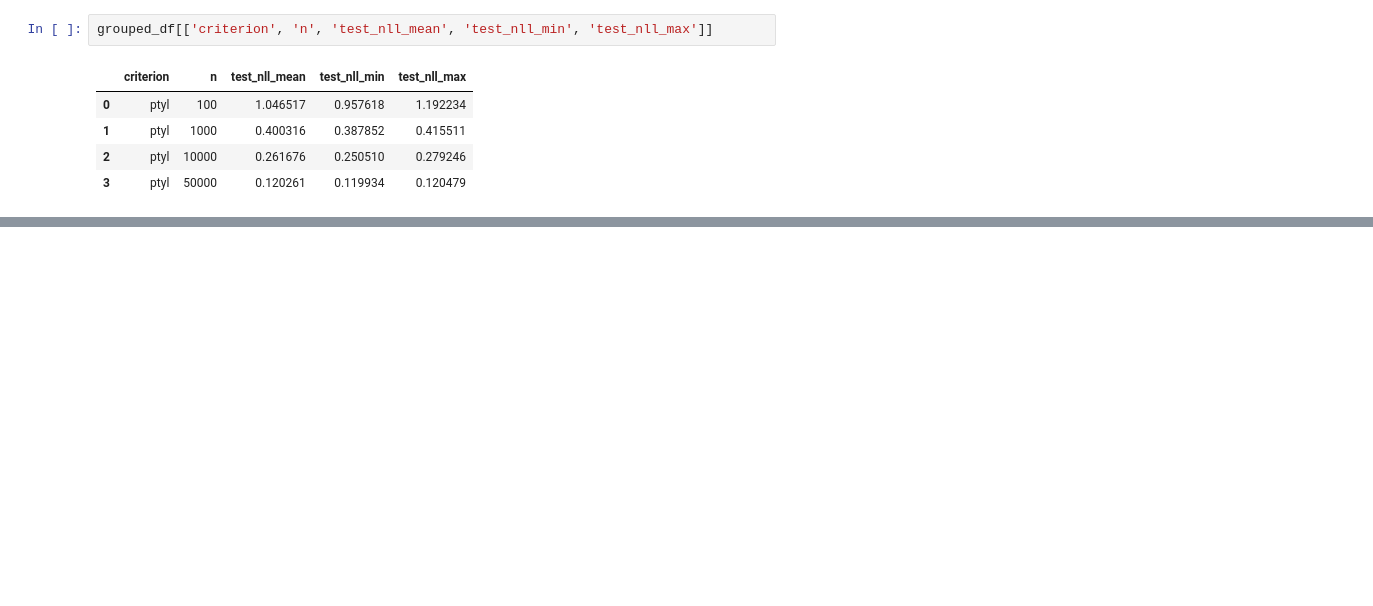
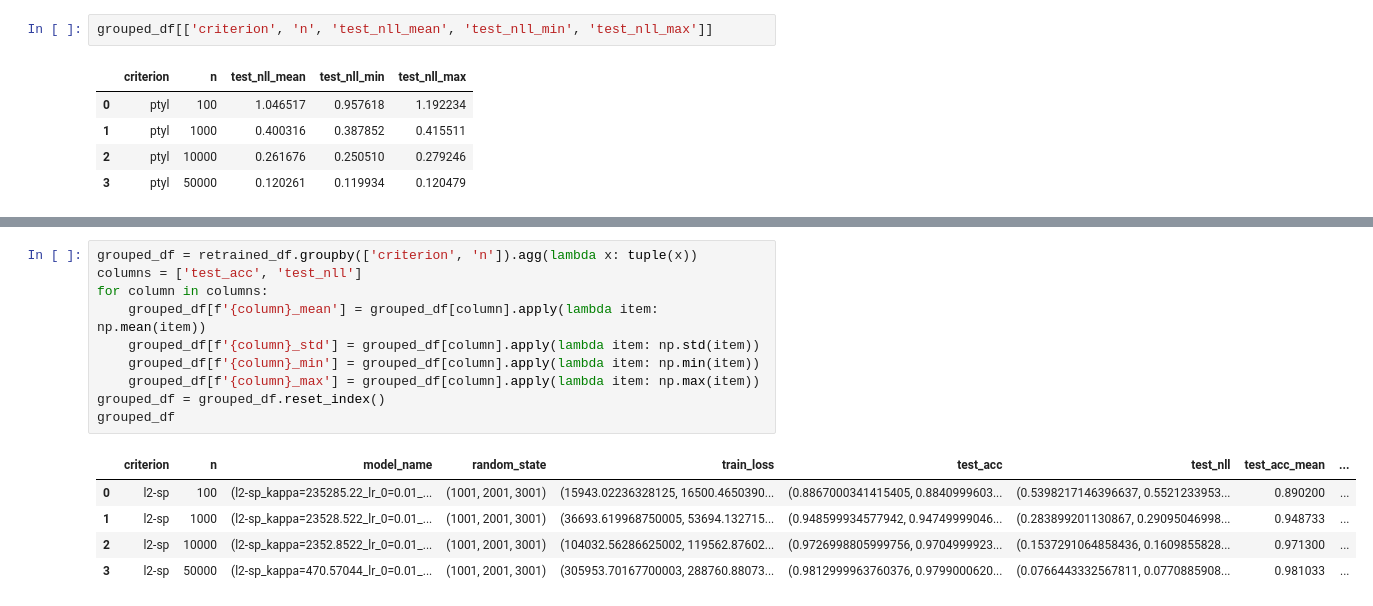
Before and after one commit to tufts-ml/data-emphasized-ELBo, a Jupyter notebook: notebooks/CIFAR-10_VI.ipynb, the cells around one changed output, grey strips where cells are left out. Saved outputs shown, nothing was run; the diff lists cells and outputs as text; blank space fills up the shorter version.

```diff
--- a/notebooks/CIFAR-10_VI.ipynb
+++ b/notebooks/CIFAR-10_VI.ipynb
@@ -412,0 +490,16 @@ grouped_df[['criterion', 'n', 'test_nll_mean', 'test_nll_min', 'test_nll_max']]
+# %%
+grouped_df = retrained_df.groupby(['criterion', 'n']).agg(lambda x: tuple(x))
+columns = ['test_acc', 'test_nll']
+for column in columns:
+    grouped_df[f'{column}_mean'] = grouped_df[column].apply(lambda item: np.mean(item))
+    grouped_df[f'{column}_std'] = grouped_df[column].apply(lambda item: np.std(item))
+    grouped_df[f'{column}_min'] = grouped_df[column].apply(lambda item: np.min(item))
+    grouped_df[f'{column}_max'] = grouped_df[column].apply(lambda item: np.max(item))
+grouped_df = grouped_df.reset_index()
+grouped_df
+# %% [output]
+|  | criterion | n | model_name | random_state | train_loss | test_acc | test_nll | test_acc_mean | ... |
+| 0 | l2-sp | 100 | (l2-sp_kappa=235285.22_lr_0=0.01_... | (1001, 2001, 3001) | (15943.02236328125, 16500.4650390... | (0.8867000341415405, 0.8840999603... | (0.5398217146396637, 0.5521233953... | 0.890200 | ... |
+| 1 | l2-sp | 1000 | (l2-sp_kappa=23528.522_lr_0=0.01_... | (1001, 2001, 3001) | (36693.619968750005, 53694.132715... | (0.948599934577942, 0.94749999046... | (0.283899201130867, 0.29095046998... | 0.948733 | ... |
+| 2 | l2-sp | 10000 | (l2-sp_kappa=2352.8522_lr_0=0.01_... | (1001, 2001, 3001) | (104032.56286625002, 119562.87602... | (0.9726998805999756, 0.9704999923... | (0.1537291064858436, 0.1609855828... | 0.971300 | ... |
+| 3 | l2-sp | 50000 | (l2-sp_kappa=470.57044_lr_0=0.01_... | (1001, 2001, 3001) | (305953.70167700003, 288760.88073... | (0.9812999963760376, 0.9799000620... | (0.0766443332567811, 0.0770885908... | 0.981033 | ... |
```
Also changed, not shown: parts of 11 cells of this notebook, 23 other files.
